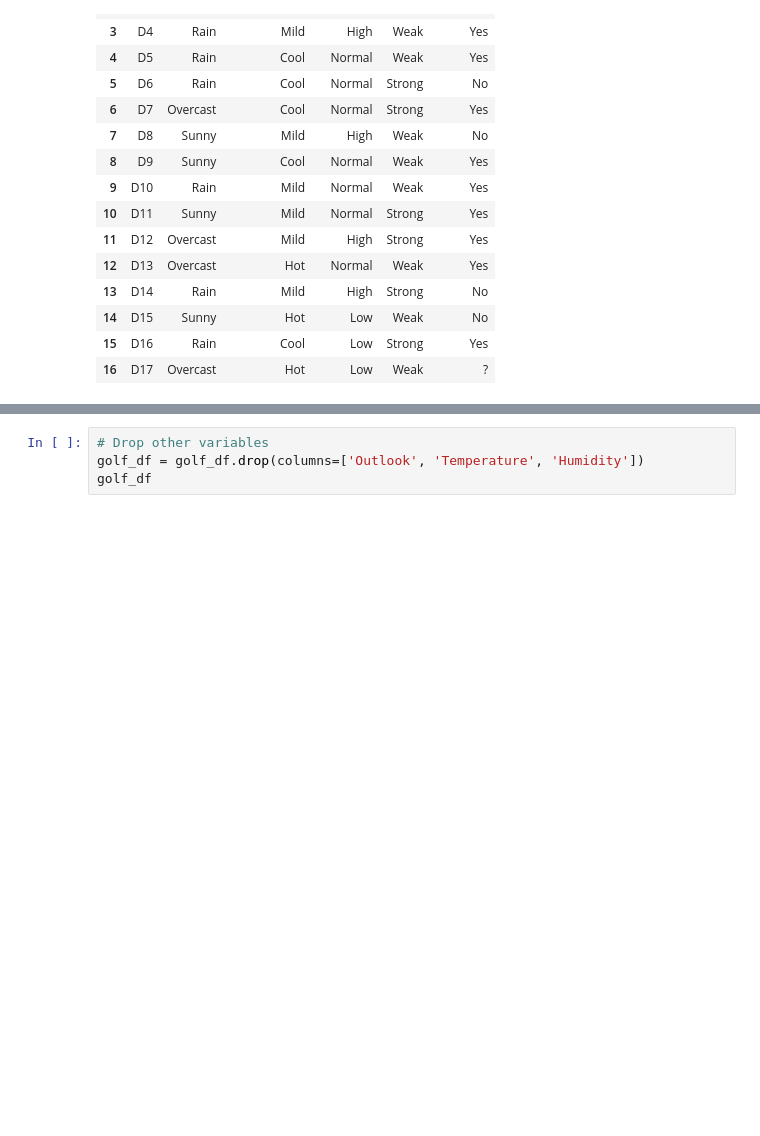
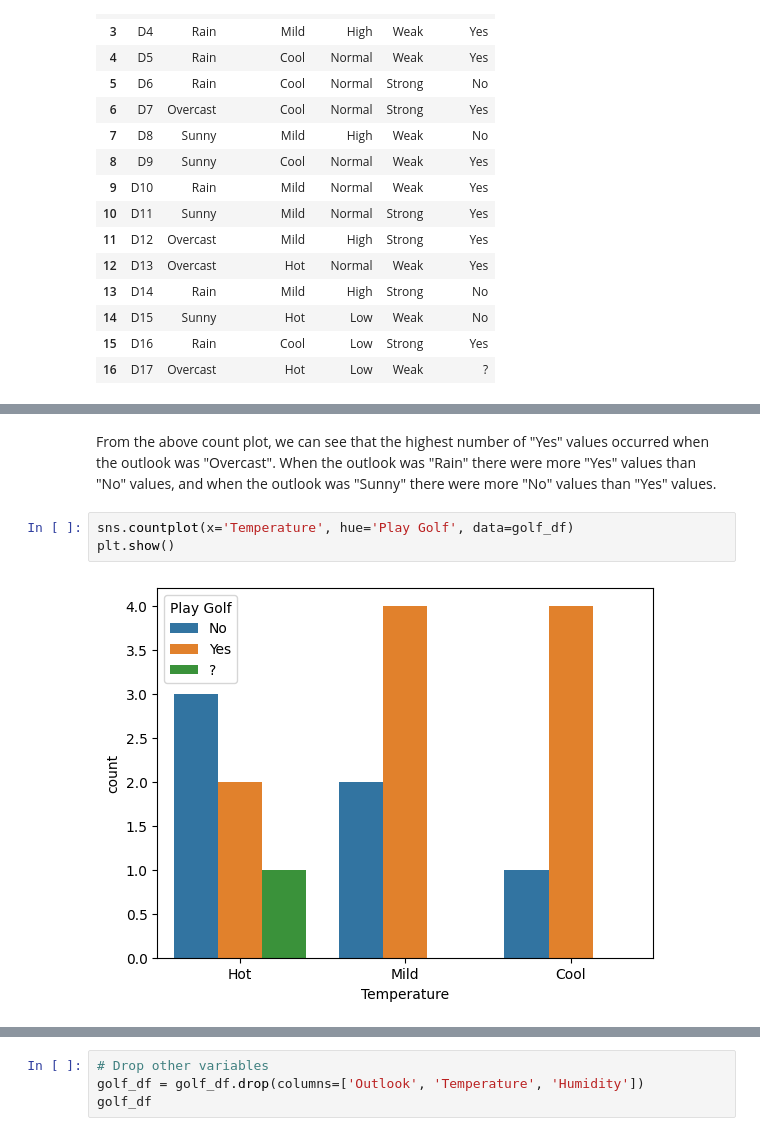
Before and after one commit to AshabaJasper/Artificial-Intelligence-AI-, a Jupyter notebook: Golf_Gaming_SL.ipynb, the cells around one changed output, grey strips where cells are left out. Saved outputs shown, nothing was run; the diff lists cells and outputs as text; blank space fills up the shorter version.

```diff
--- a/Golf_Gaming_SL.ipynb
+++ b/Golf_Gaming_SL.ipynb
@@ -33,0 +85,7 @@ golf_df
+# %% [markdown]
+From the above count plot, we can see that the highest number of "Yes" values occurred when the outlook was "Overcast". When the outlook was "Rain" there were more "Yes" values than "No" values, and when the outlook was "Sunny" there were more "No" values than "Yes" values.
+# %%
+sns.countplot(x='Temperature', hue='Play Golf', data=golf_df)
+plt.show()
+# %% [output]
+[figure, added]
```
Also changed, not shown: parts of 24 cells of this notebook.
